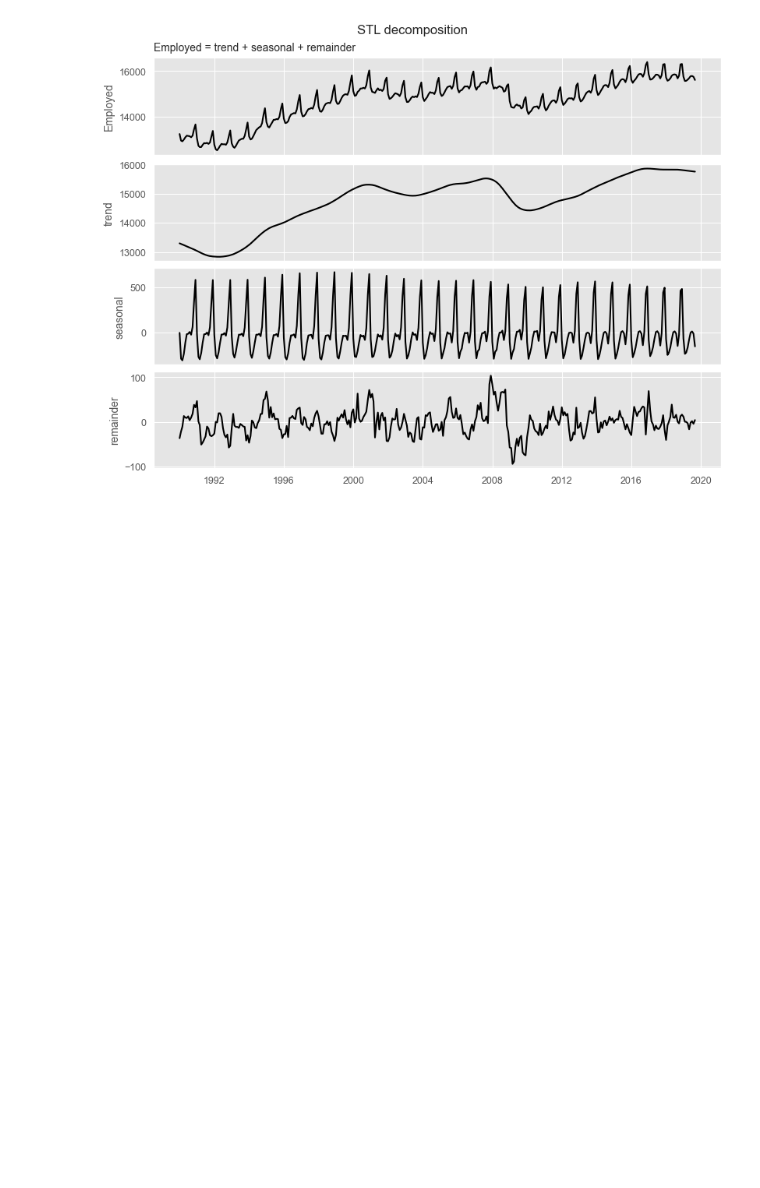
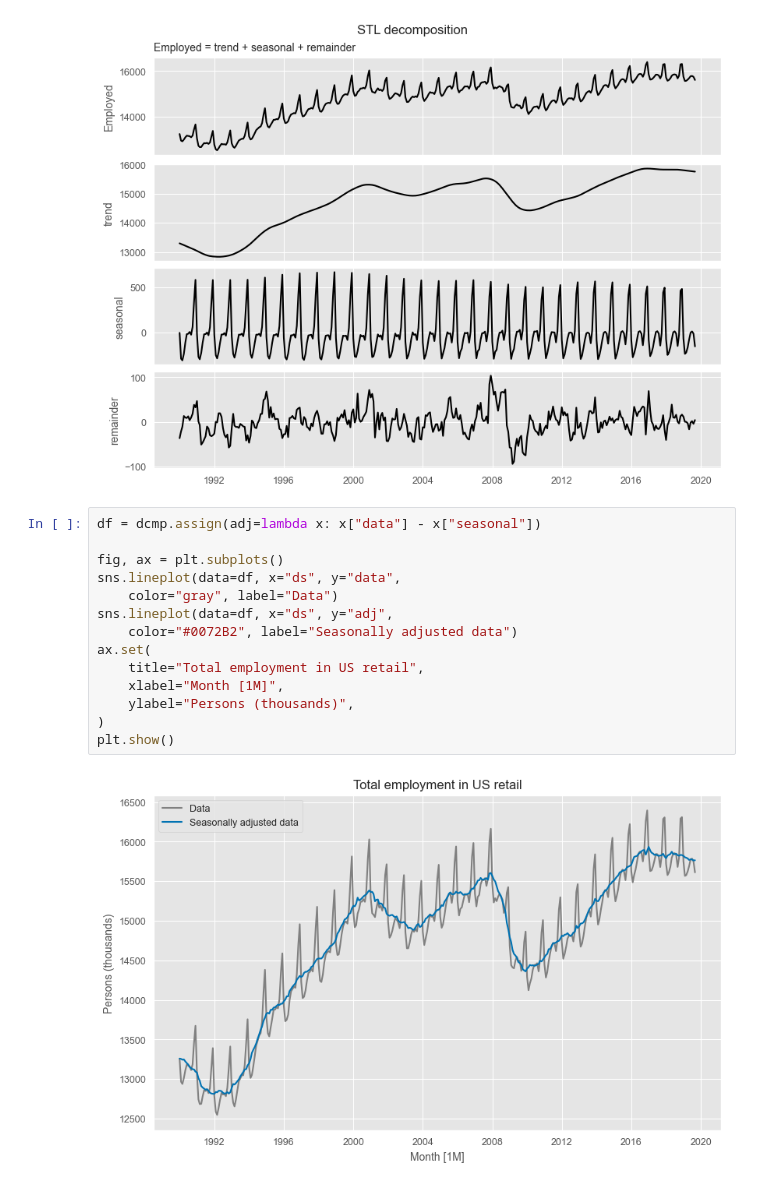
Before and after one commit to DavidGuzzi/TSA, a Jupyter notebook: Forecasting Principles and Practice 3rd/pythonic_way/3.ipynb, the cells around one changed output. Cells and saved outputs as stored; diff of their text form; blank space fills up the shorter version.

```diff
--- a/Forecasting Principles and Practice 3rd/pythonic_way/3.ipynb
+++ b/Forecasting Principles and Practice 3rd/pythonic_way/3.ipynb
@@ -116,3 +116,19 @@ fig.suptitle("STL decomposition")
 plt.show()
 # %% [output]
 [figure]
+# %%
+df = dcmp.assign(adj=lambda x: x["data"] - x["seasonal"])
+
+fig, ax = plt.subplots()
+sns.lineplot(data=df, x="ds", y="data",
+    color="gray", label="Data")
+sns.lineplot(data=df, x="ds", y="adj",
+    color="#0072B2", label="Seasonally adjusted data")
+ax.set(
+    title="Total employment in US retail",
+    xlabel="Month [1M]",
+    ylabel="Persons (thousands)",
+)
+plt.show()
+# %% [output]
+[figure, added]
```
Also changed, not shown: parts of 3 cells of this notebook.
